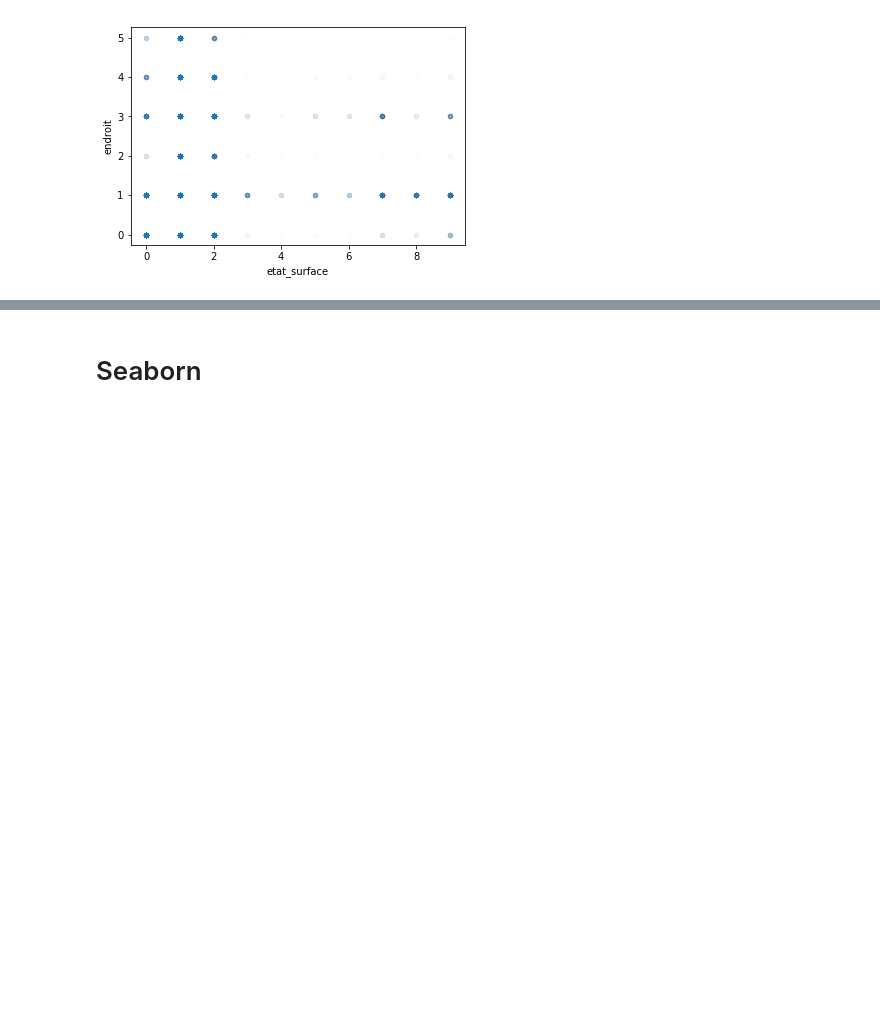
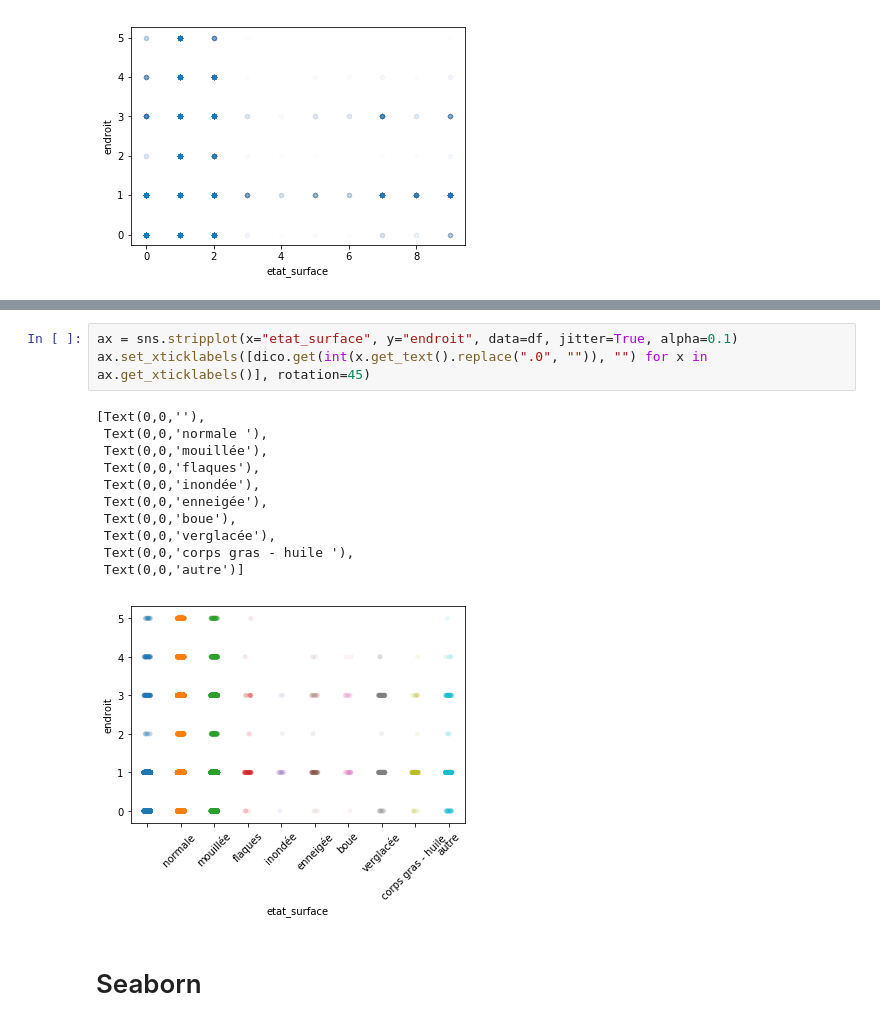
Before and after one commit to romainjouin/formation_python, a Jupyter notebook: ib02_accidents_corporels_de_la_circulation.ipynb, the cells around one changed output, grey strips where cells are left out. Drawn from its saved outputs; the diff is of its cells as text; blank space fills up the shorter version.

```diff
--- a/ib02_accidents_corporels_de_la_circulation.ipynb
+++ b/ib02_accidents_corporels_de_la_circulation.ipynb
@@ -325,3 +353,18 @@ df.plot.scatter("etat_surface", "endroit",alpha=0.01)
+# %%
+ax = sns.stripplot(x="etat_surface", y="endroit", data=df, jitter=True, alpha=0.1)
+ax.set_xticklabels([dico.get(int(x.get_text().replace(".0", "")), "") for x in ax.get_xticklabels()], rotation=45)
+# %% [output]
+[Text(0,0,''),
+ Text(0,0,'normale '),
+ Text(0,0,'mouillée'),
+ Text(0,0,'flaques'),
+ Text(0,0,'inondée'),
+ Text(0,0,'enneigée'),
+ Text(0,0,'boue'),
+ Text(0,0,'verglacée'),
+ Text(0,0,'corps gras - huile '),
+ Text(0,0,'autre')]
+[figure, added]
 # %% [markdown]
 # Seaborn
 # %%
```
Also changed, not shown: parts of 8 cells of this notebook.
